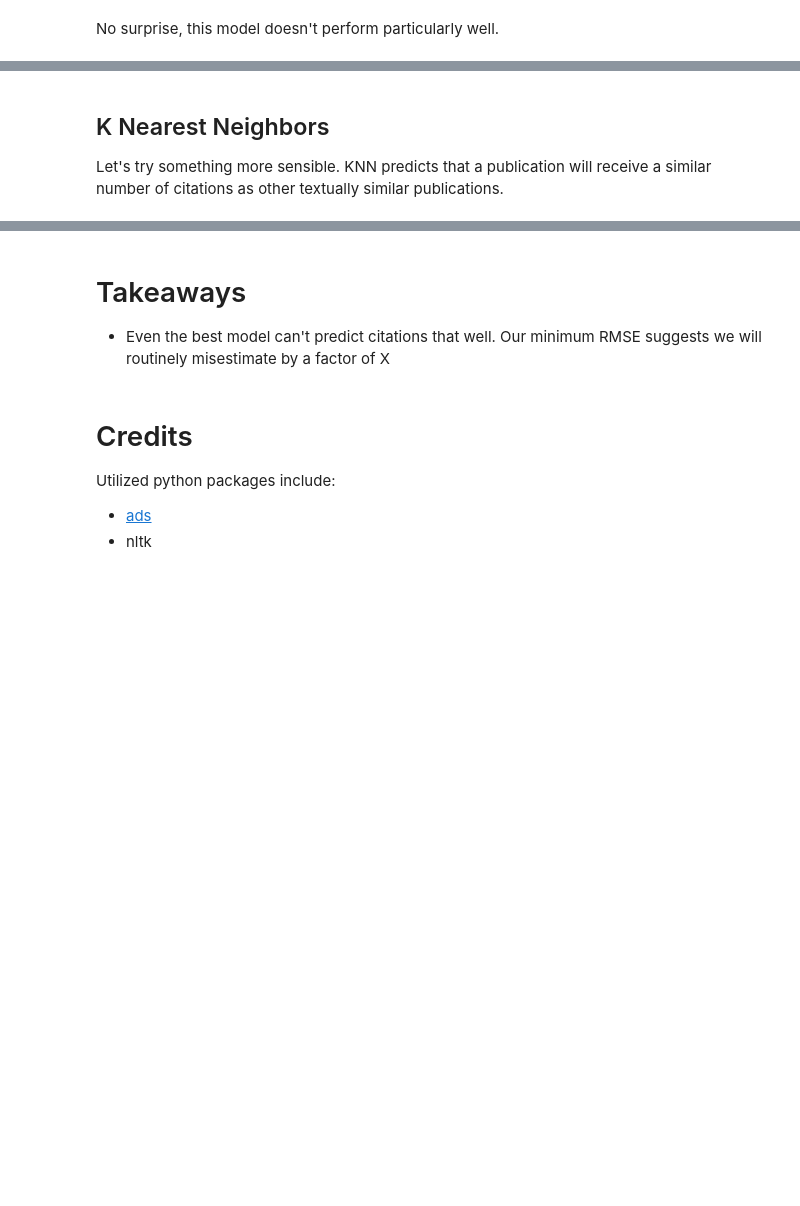
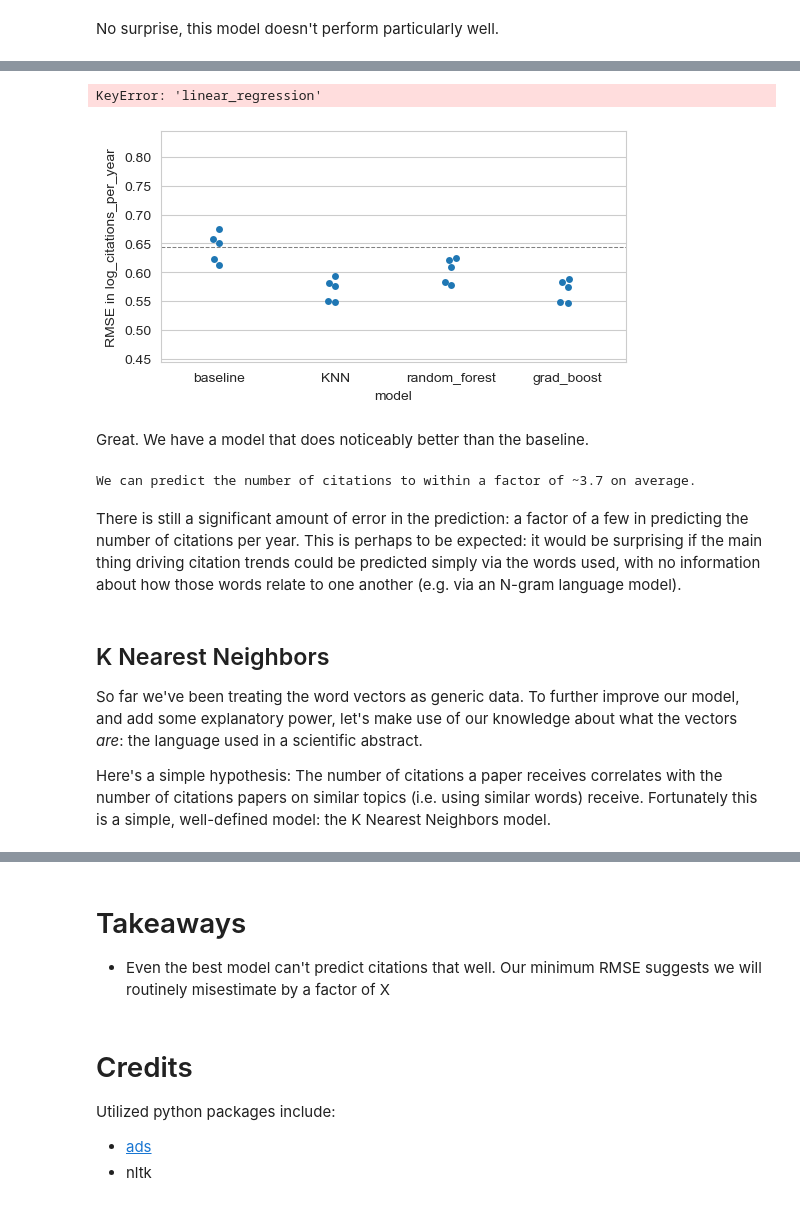
Before and after one commit to zhafen/work-sample, a Jupyter notebook: citation_prediction.ipynb, the cells around one changed output, grey strips where cells are left out. Drawn from its saved outputs; the diff is of its cells as text; code cells hidden in the pictures; blank space fills up the shorter version.

```diff
--- a/citation_prediction.ipynb
+++ b/citation_prediction.ipynb
@@ -495,7 +531,44 @@ No surprise, this model doesn't perform particularly well.
+# %%
+model = Pipeline(
+    [
+        ( 'preprocessing', vector_preprocessing ),
+        ( 'reg', GradientBoostingRegressor() ),
+    ]
+)
+# %%
+# Perform and store cross validation
+crossvals['grad_boost'] = verdict.Dict( cross_validate(
+    estimator = model,
+    X = v_train,
+    y = y_train,
+    cv = kfold,
+    scoring = 'neg_root_mean_squared_error',
+    return_estimator = True,
+) )
+# %%
+# Let's go ahead and drop the linear regression model so it's not distracting us.
+del crossvals['linear_regression']
+# %% [output]
+KeyError: 'linear_regression'
+# %%
+fig = rmse_swarmplot( crossvals, y_lim=(sample_std-0.2, sample_std+0.2) )
+# %% [output]
+[figure, added]
+# %% [markdown]
+Great. We have a model that does noticeably better than the baseline.
+# %%
+print( 'We can predict the number of citations to within a factor of ~{:.2g} on average.'.format( 10.**-crossvals['grad_boost']['test_score'].mean() ) )
+# %% [output]
+We can predict the number of citations to within a factor of ~3.7 on average.
+# %% [markdown]
+There is still a significant amount of error in the prediction: a factor of a few in predicting the number of citations per year. This is perhaps to be expected: it would be surprising if the main thing driving citation trends could be predicted simply via the words used, with no information about how those words relate to one another (e.g. via an N-gram language model).
 # %% [markdown]
 ## K Nearest Neighbors
 
-Let's try something more sensible. KNN predicts that a publication will receive a similar number of citations as other textually similar publications.
+So far we've been treating the word vectors as generic data. To further improve our model, and add some explanatory power, let's make use of our knowledge about what the vectors _are_: the language used in a scientific abstract.
+
+Here's a simple hypothesis:
+The number of citations a paper receives correlates with the number of citations papers on similar topics (i.e. using similar words) receive. Fortunately this is a simple, well-defined model: the K Nearest Neighbors model.
 # %%
 from sklearn.neighbors import KNeighborsRegressor
 from sklearn.model_selection import GridSearchCV
```
Also changed, not shown: parts of 23 cells of this notebook.
